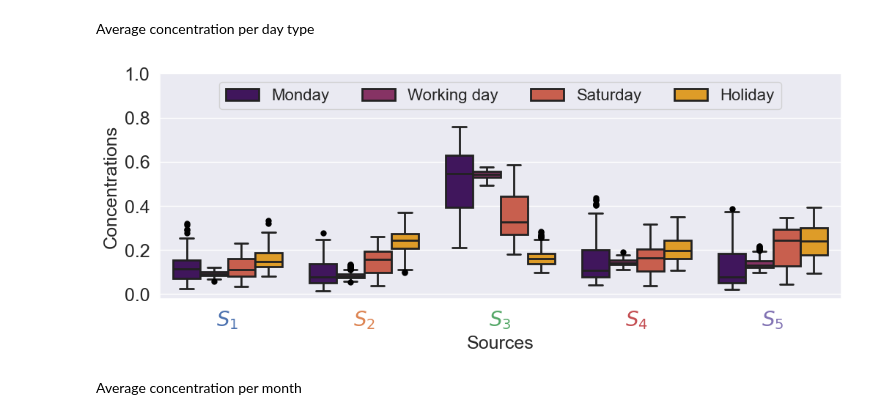
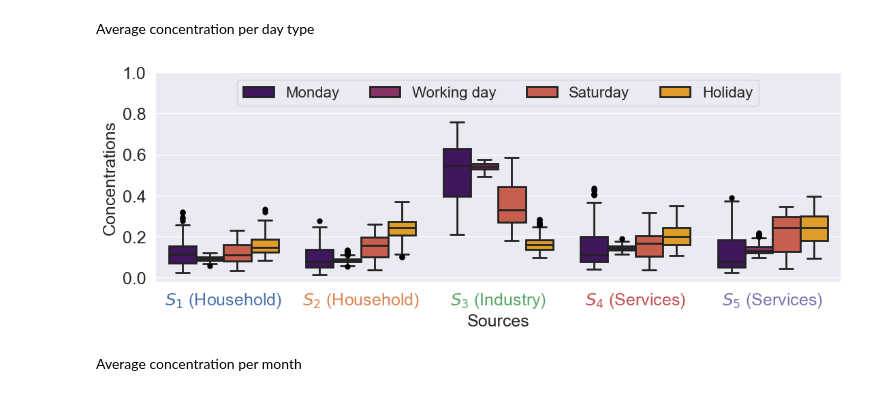
Before and after one commit to gkchln/load-bss, a Jupyter notebook: blind_separation_postprocessing.ipynb, the cells around one changed output. Cells and saved outputs as stored; diff of their text form; code cells hidden in the pictures.

```diff
--- a/blind_separation_postprocessing.ipynb
+++ b/blind_separation_postprocessing.ipynb
@@ -35,7 +35,7 @@ alpha = 3e-10
 beta = 1
 
 # Input
-load_data_path = 'data/daily_curves.csv'
+load_data_path = 'data/daily_curves_2021_2022.csv'
 results_path = 'data/lcnmf_results.npz'
 # Output
 cluster_opt_path = 'data/lcnmf_ens.npz'
@@ -399,7 +399,7 @@ Linf 0.005059421550473355
 # %% [markdown]
 Let's plot separately per source
 # %%
-k = 4
+k = 3
 fontsize = 18
 abscissa = [float(x) for x in X.columns]
 # source_colors = [colors[np.nonzero(A[k, :])[0][0]] for k in range(n_components)]
@@ -475,36 +475,40 @@ flierprops = {
     'marker': 'o',         # Circle marker
     'markerfacecolor': 'black',  # Red fill
     'markeredgecolor': 'black', # Black edge
     'markersize': 5,       # Adjust size
     'linestyle': 'none'    # No line connecting to fliers
 }
 
-plt.figure(figsize=(12, 4))
+plt.figure(figsize=(13, 4))
 ax = sns.boxplot(
     data=C_daytype,
     x='Sources',
     y='Concentrations',
     hue='daytype',
     hue_order=daytype_order,
     palette='inferno',
     linewidth=2,  # Set the thickness of the box frames
     flierprops=flierprops
 )
 
+override_labels = ["$S_1$ (Household)", "$S_2$ (Household)", "$S_3$ (Industry)", "$S_4$ (Services)", "$S_5$ (Services)"]
+tick_positions = ax.get_xticks()
+ax.set_xticks(tick_positions)
+ax.set_xticklabels(override_labels)
 ax.set_xlabel('Sources', fontsize=fontsize)
 ax.set_ylabel('Concentrations', fontsize=fontsize)
 ax.tick_params(axis='both', which='major', labelsize=fontsize)
 ax.legend(title=None, fontsize=fontsize-2, title_fontsize=fontsize-2, loc='upper center', ncols=4)
 
 # Change the color of x-axis labels
 for i, label in enumerate(ax.get_xticklabels()):
     label.set_color(colors[i])
-    label.set_fontsize(fontsize+2)
+    label.set_fontsize(fontsize)
 
 plt.ylim(top=1)
 plt.show()
 # %% [output]
-[figure, old version]
+[figure, new version]
 # %% [markdown]
 Average concentration per month
 # %%
```
Also changed, not shown: parts of 10 cells of this notebook, 4 other files.
